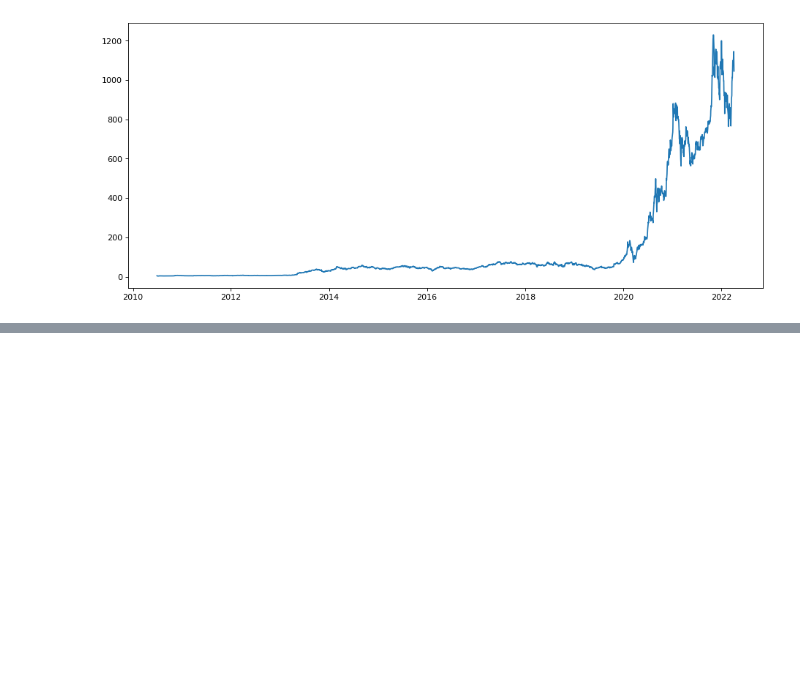
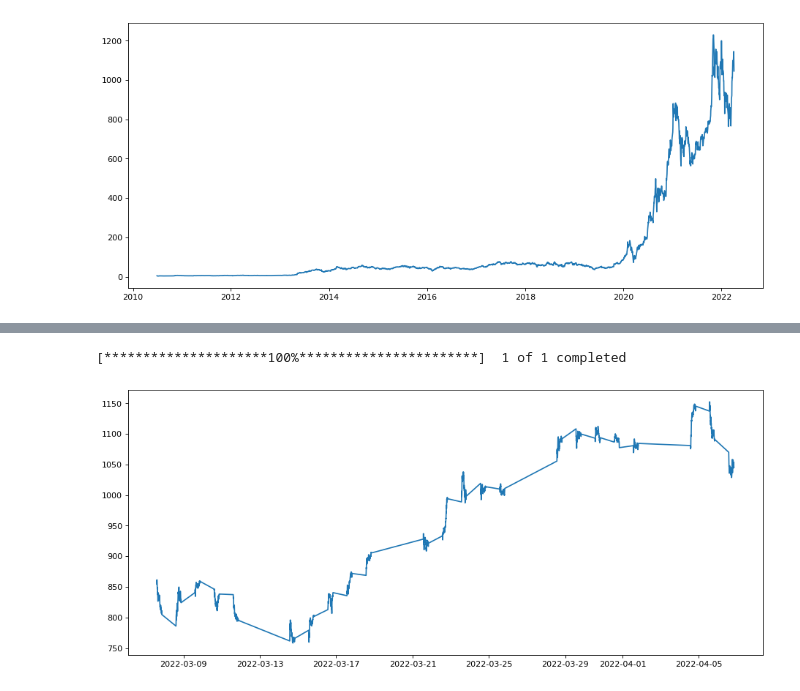
Before and after one commit to shivavashishtha/data-worflow-using-pandas, a Jupyter notebook: l64-customising-the-stock-data-by-yfinance.ipynb, the cells around one changed output, grey strips where cells are left out. Saved outputs shown, nothing was run; the diff lists cells and outputs as text; code cells hidden in the pictures; blank space fills up the shorter version.

```diff
--- a/l64-customising-the-stock-data-by-yfinance.ipynb
+++ b/l64-customising-the-stock-data-by-yfinance.ipynb
@@ -232,0 +250,11 @@ plt.show()
+# %%
+df=yf.download(ticker,period="1mo",interval="5m")
+import matplotlib.pyplot as plt
+from matplotlib.pyplot import figure
+
+figure(figsize=(14, 6), dpi=80)
+plt.plot(df.Close)
+plt.show()
+# %% [output]
+[*********************100%***********************]  1 of 1 completed
+[figure, added]
```
Also changed, not shown: parts of 14 cells of this notebook.
